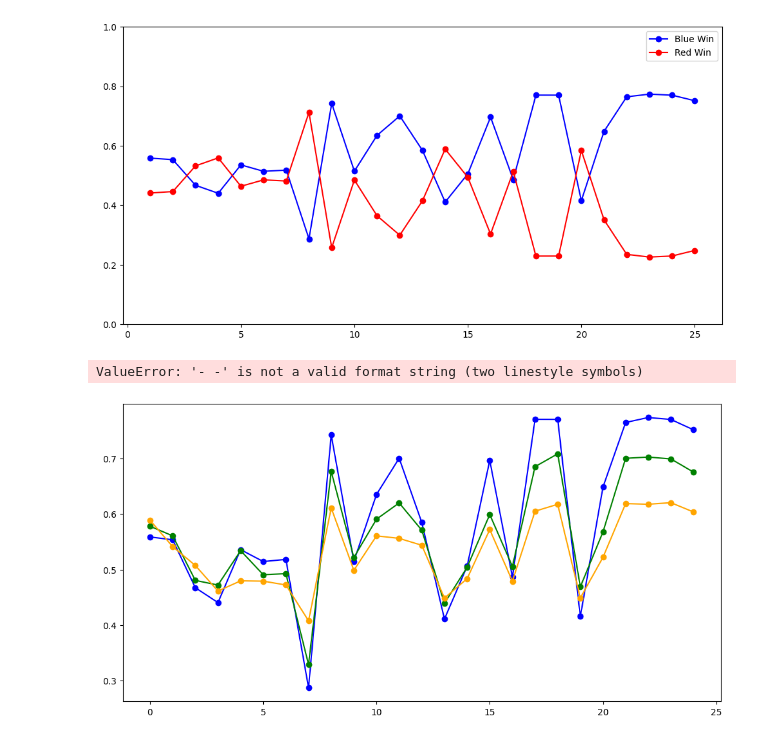
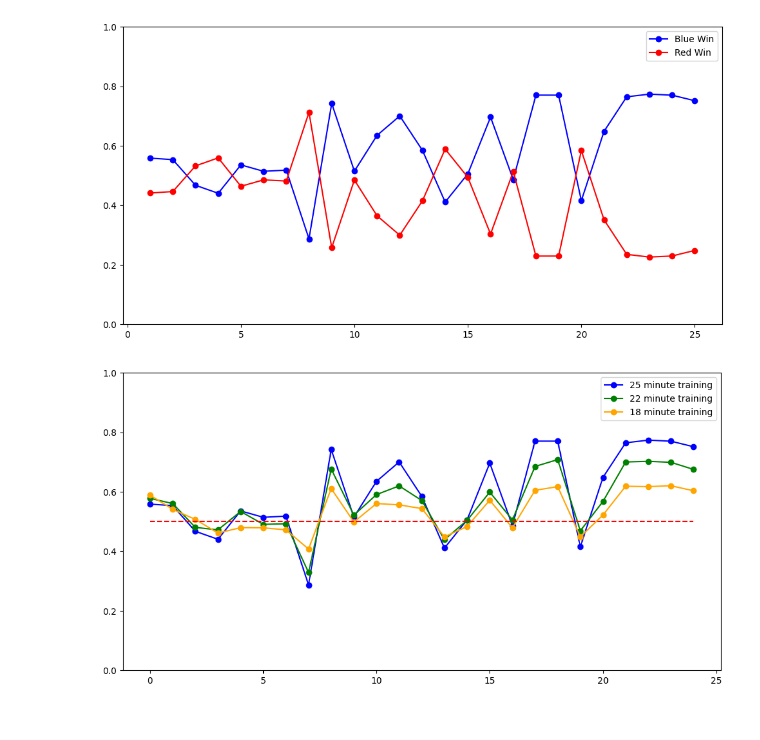
Before and after one commit to Hxjxxn95/League-of-Legend-Predicter, a Jupyter notebook: MODEL/test2.ipynb, the cells around one changed output. Cells and saved outputs as stored; diff of their text form; code cells hidden in the pictures.

```diff
--- a/MODEL/test2.ipynb
+++ b/MODEL/test2.ipynb
@@ -84,15 +84,14 @@ plt.show()
 # %%
 predic_list = [0.5587064623832703, 0.5535992980003357, 0.4673294126987457, 0.4405379891395569, 0.5358856916427612, 0.5144208669662476, 0.518326461315155, 0.2870657444000244, 0.7426916360855103, 0.5148649215698242, 0.6352884769439697, 0.7004665732383728, 0.5846779346466064, 0.41092467308044434, 0.5059071183204651, 0.6966290473937988, 0.48642605543136597, 0.7705733776092529, 0.7704780101776123, 0.4155571460723877, 0.6486474871635437, 0.7648694515228271, 0.7738385796546936, 0.7702920436859131, 0.7516027092933655]
 predic_list_22min = [0.5779479742050171, 0.5607353448867798, 0.48050421476364136, 0.47212183475494385, 0.5341185927391052, 0.49073347449302673, 0.49261635541915894, 0.32895851135253906, 0.6768311858177185, 0.521684467792511, 0.5907586812973022, 0.6199873089790344, 0.5708572268486023, 0.4392733573913574, 0.5041168332099915, 0.5991209745407104, 0.5057516694068909, 0.6853174567222595, 0.7084163427352905, 0.4690221846103668, 0.5677818655967712, 0.7003687620162964, 0.7025855183601379, 0.6992130279541016, 0.6753737330436707]
 predic_list_18min = [0.5888460874557495, 0.5412760972976685, 0.5073779821395874, 0.4612869322299957, 0.4797022044658661, 0.4791077673435211, 0.4722885489463806, 0.40762603282928467, 0.611107349395752, 0.4986432194709778, 0.5606868863105774, 0.5561701655387878, 0.5437532663345337, 0.448738694190979, 0.4835788309574127, 0.5719694495201111, 0.47911909222602844, 0.605109691619873, 0.6175418496131897, 0.4488562345504761, 0.5221079587936401, 0.6187945604324341, 0.617615818977356, 0.6204603910446167, 0.6035985946655273]
 plt.figure(figsize=(12, 6))
 plt.plot(range(0,25), predic_list, 'o-', label='25 minute training', color='blue')
 plt.plot(range(0,25), predic_list_22min, 'o-', label='22 minute training', color='green')
 plt.plot(range(0,25), predic_list_18min, 'o-', label='18 minute training', color='orange')
-plt.plot(range(0,25), [0.5 for i in range(25)], '-', label='Red Win', color='red')
+plt.plot(range(0,25), [0.5 for i in range(25)], '--',color='red')
 plt.ylim(0, 1)
 plt.legend()
 plt.show()
 # %% [output]
-ValueError: '- -' is not a valid format string (two linestyle symbols)
-[figure, old version]
+[figure, new version]
```
Also changed, not shown: 1 other file.
